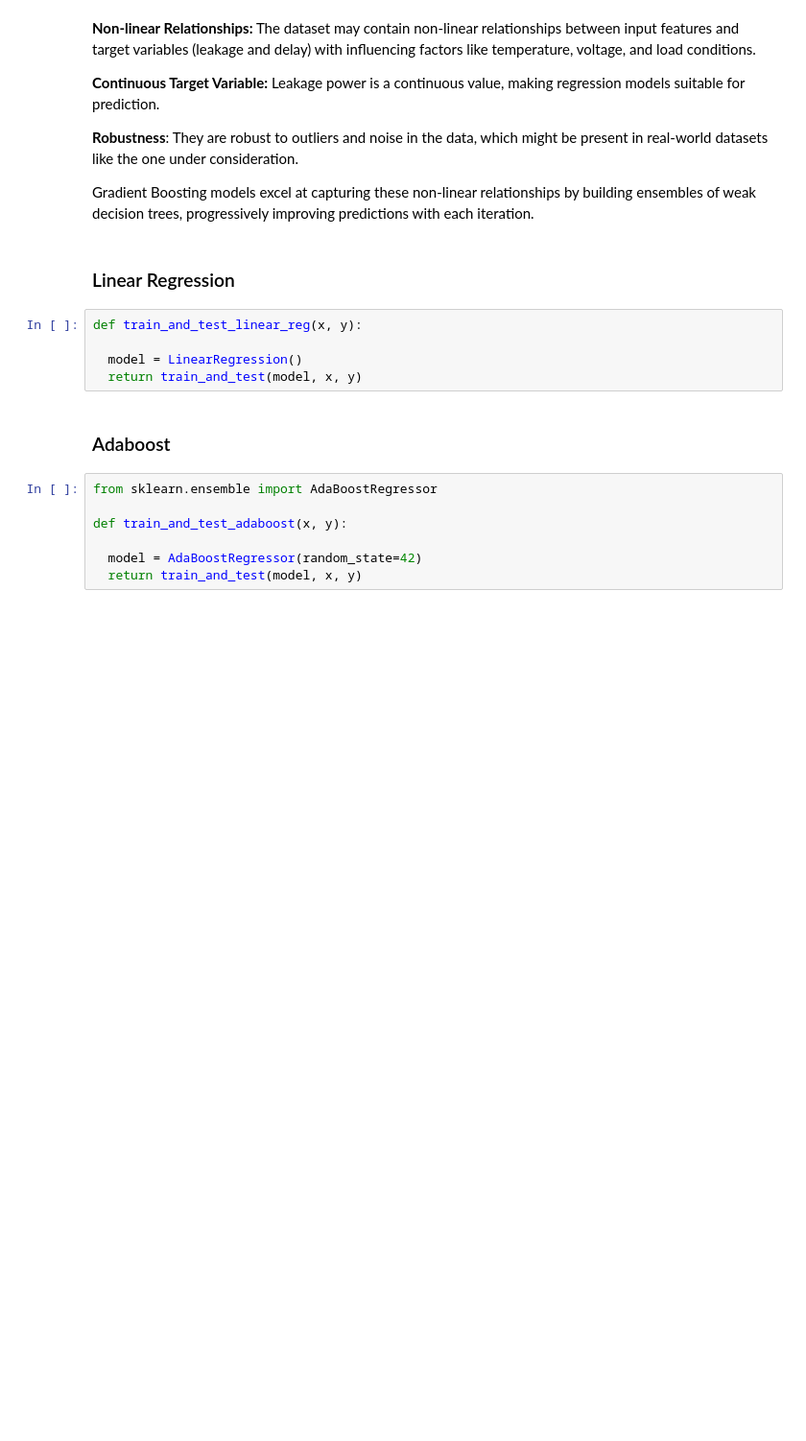
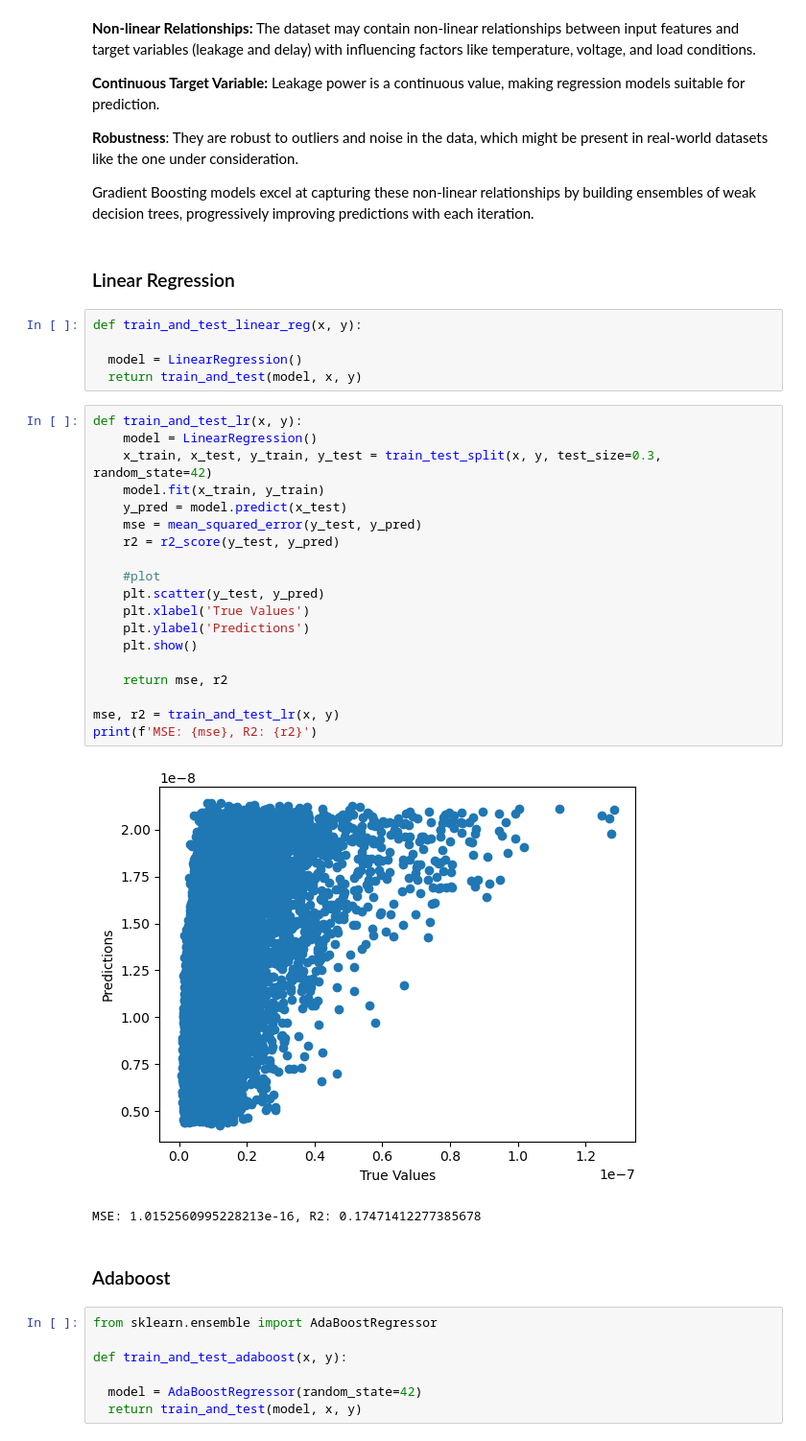
Before and after one commit to sankalp-bhat/DVD-Project-2, a Jupyter notebook: ml_model/aproach2.ipynb, the cells around one changed output. Shown at 96% size. Saved outputs shown, nothing was run; the diff lists cells and outputs as text; blank space fills up the shorter version.

Commit message:
Add visualisations ML  approach2

```diff
--- a/ml_model/aproach2.ipynb
+++ b/ml_model/aproach2.ipynb
@@ -87,6 +88,28 @@ def train_and_test_linear_reg(x, y):
 
   model = LinearRegression()
   return train_and_test(model, x, y)
+# %%
+def train_and_test_lr(x, y):
+    model = LinearRegression()
+    x_train, x_test, y_train, y_test = train_test_split(x, y, test_size=0.3, random_state=42)
+    model.fit(x_train, y_train)
+    y_pred = model.predict(x_test)
+    mse = mean_squared_error(y_test, y_pred)
+    r2 = r2_score(y_test, y_pred)
+
+    #plot
+    plt.scatter(y_test, y_pred)
+    plt.xlabel('True Values')
+    plt.ylabel('Predictions')
+    plt.show()
+
+    return mse, r2
+
+mse, r2 = train_and_test_lr(x, y)
+print(f'MSE: {mse}, R2: {r2}')
+# %% [output]
+[figure, added]
+MSE: 1.0152560995228213e-16, R2: 0.17471412277385678
 # %% [markdown]
 ### Adaboost
 # %%
```
Also changed, not shown: parts of 37 cells of this notebook, 3 other files.
